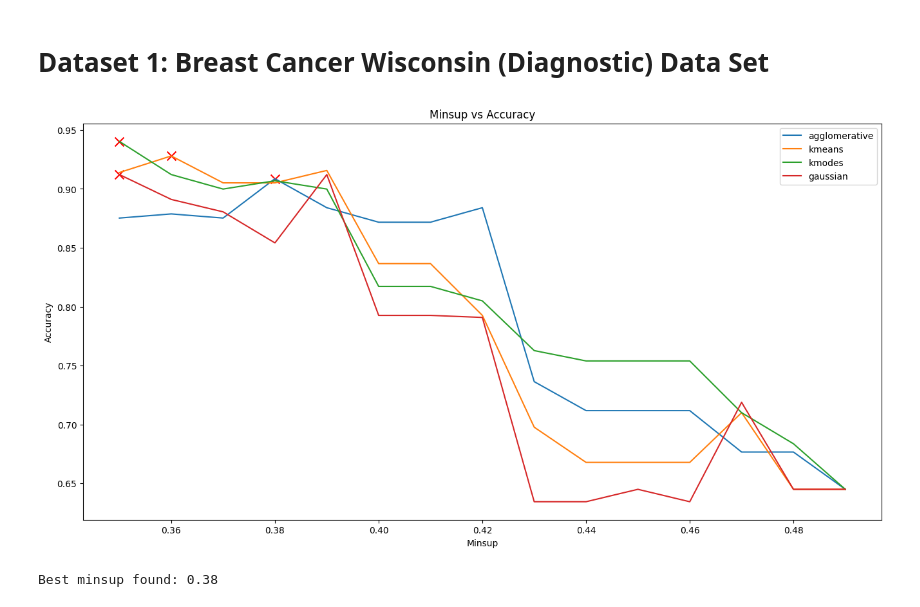
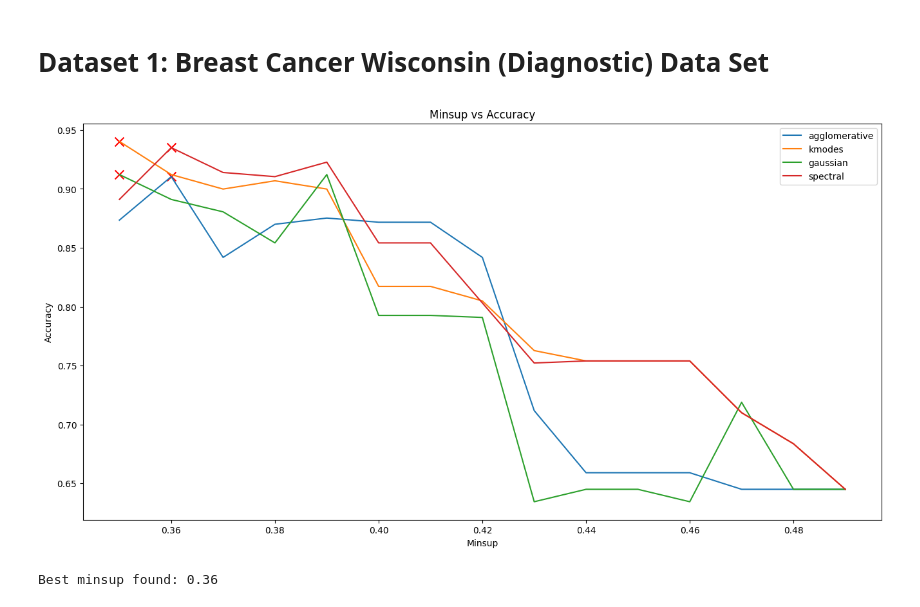
Before and after one commit to siddhantpathakk/FrequentMining, a Jupyter notebook: task4.ipynb, the cells around one changed output. Cells and saved outputs as stored; diff of their text form; code cells hidden in the pictures.

```diff
--- a/task4.ipynb
+++ b/task4.ipynb
@@ -17,12 +21,13 @@ from sklearn.cluster import KMeans, BisectingKMeans
 dataset = 'breast_cancer'
 df, target, num_classes = load_data(name=dataset, normalize=False)
 # %%
-algos = ['agglomerative', 'kmeans', 'kmodes', 'gaussian']
+# finding the best minimum support using our clustering algorithms
+algos = ['agglomerative', 'kmodes', 'gaussian', 'spectral']
 minsup_values = np.arange(0.35, 0.8+0.2, 0.01)
 best_minsup = tune_minsup(df, target, num_classes, minsup_values, algos)
 print(f'Best minsup found: {best_minsup}\n')
 # %% [output]
-[figure, old version]
+[figure, new version]
-Best minsup found: 0.38
+Best minsup found: 0.36
 # %%
 fi = get_frequent_itemsets(df, minsup=best_minsup)
```
Also changed, not shown: parts of 5 cells of this notebook, 2 other files.
